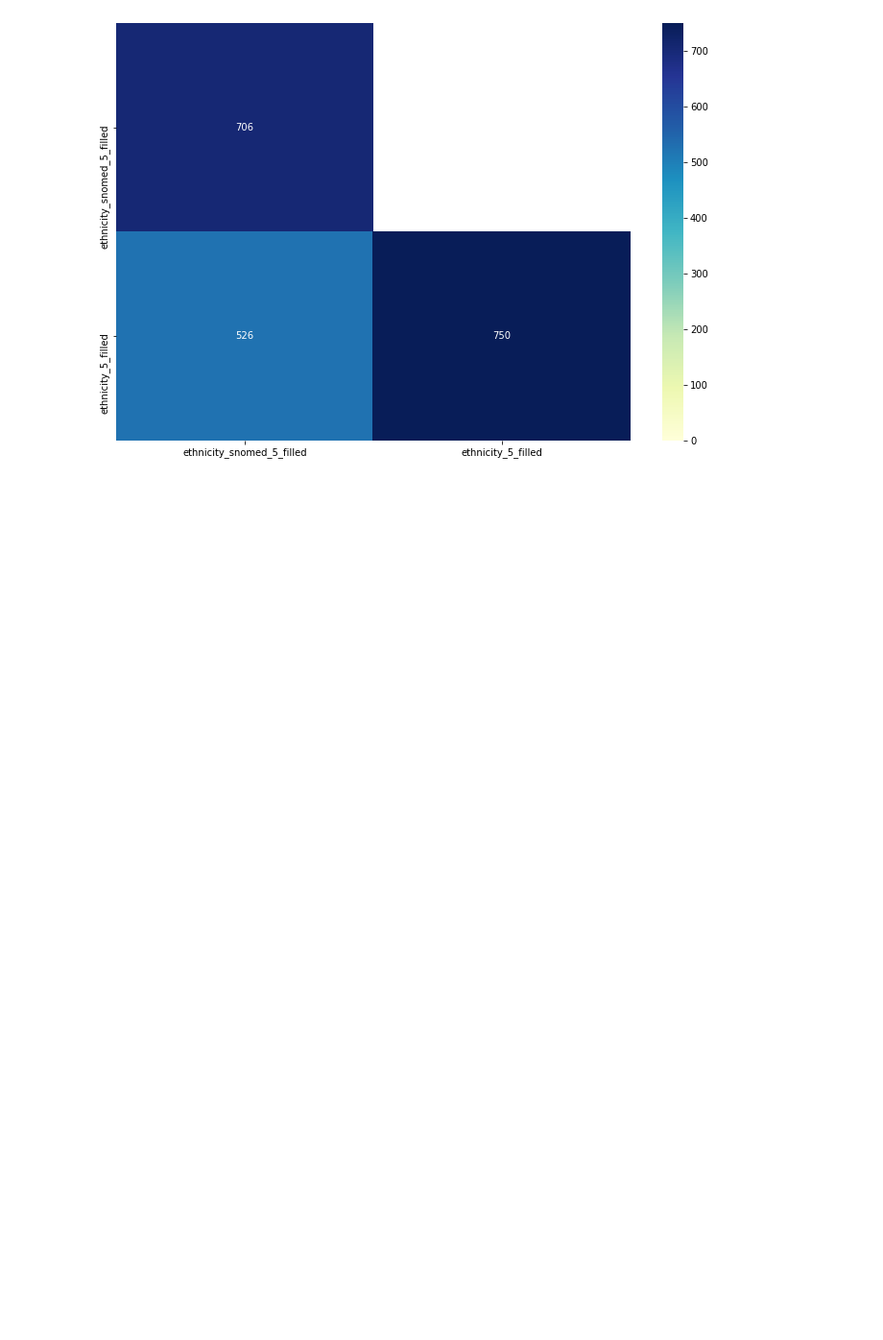
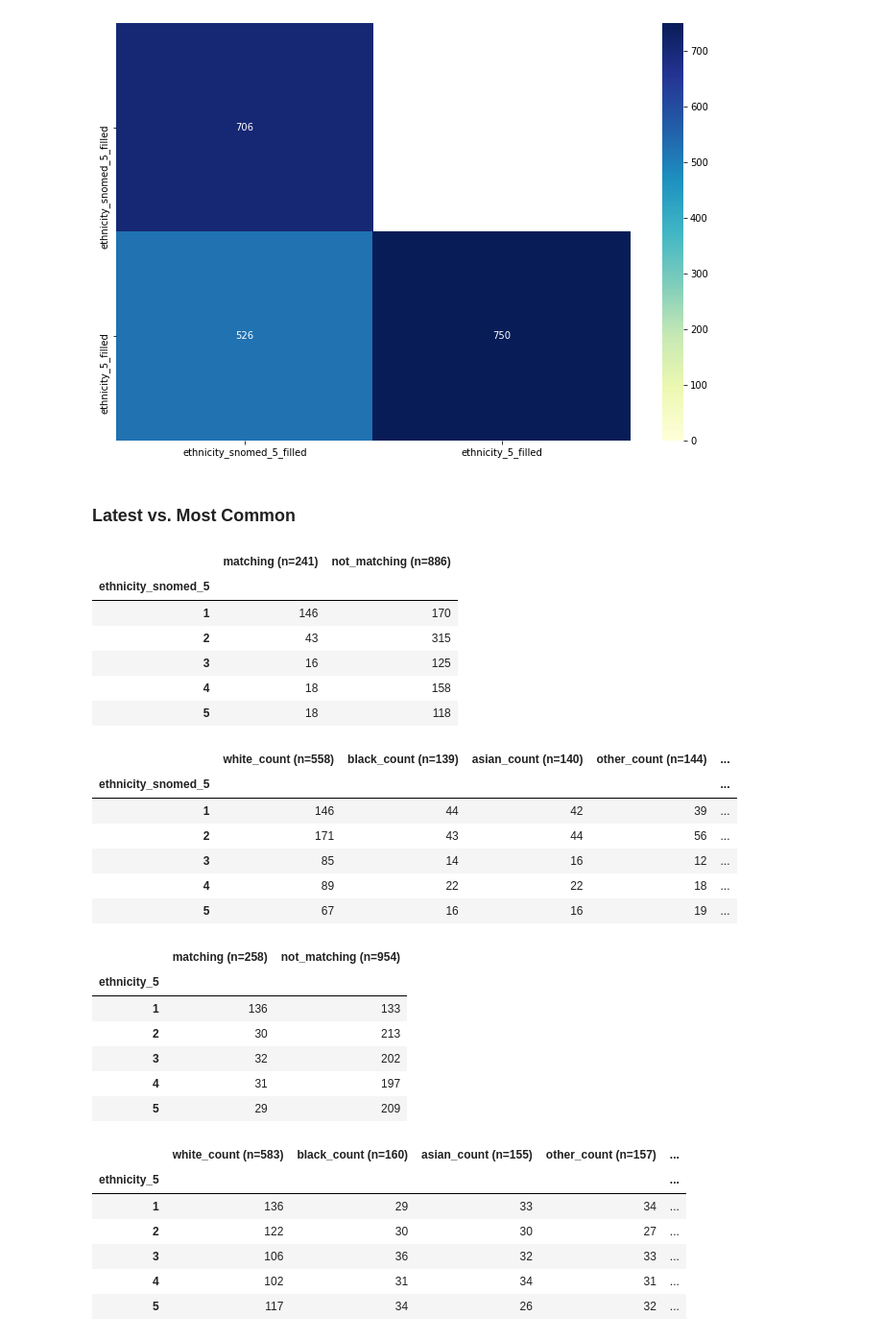
Before and after one commit to opensafely/ethnicity-short-data-report, a Jupyter notebook: notebooks_jupyter/report_ethnicity_rp.ipynb, the cells around one changed output. Shown at 96% size. Saved outputs shown, nothing was run; the diff lists cells and outputs as text; code cells hidden in the pictures; blank space fills up the shorter version.

```diff
--- a/notebooks_jupyter/report_ethnicity_rp.ipynb
+++ b/notebooks_jupyter/report_ethnicity_rp.ipynb
@@ -99,3 +122,36 @@ patient_counts(df_clean, definitions, demographic_covariates, clinical_covariate
 display_heatmap(df_clean, definitions)
 # %% [output]
 [figure]
+# %% [markdown]
+### Latest vs. Most Common
+# %%
+latest_common_comparison(df_clean, definitions, other_vars)
+# %% [output]
+|  | matching (n=241) | not_matching (n=886) |
+| ethnicity_snomed_5 |  |  |
+| 1 | 146 | 170 |
+| 2 | 43 | 315 |
+| 3 | 16 | 125 |
+| 4 | 18 | 158 |
+| 5 | 18 | 118 |
+|  | white_count (n=558) | black_count (n=139) | asian_count (n=140) | other_count (n=144) | ... |
+| ethnicity_snomed_5 |  |  |  |  | ... |
+| 1 | 146 | 44 | 42 | 39 | ... |
+| 2 | 171 | 43 | 44 | 56 | ... |
+| 3 | 85 | 14 | 16 | 12 | ... |
+| 4 | 89 | 22 | 22 | 18 | ... |
+| 5 | 67 | 16 | 16 | 19 | ... |
+|  | matching (n=258) | not_matching (n=954) |
+| ethnicity_5 |  |  |
+| 1 | 136 | 133 |
+| 2 | 30 | 213 |
+| 3 | 32 | 202 |
+| 4 | 31 | 197 |
+| 5 | 29 | 209 |
+|  | white_count (n=583) | black_count (n=160) | asian_count (n=155) | other_count (n=157) | ... |
+| ethnicity_5 |  |  |  |  | ... |
+| 1 | 136 | 29 | 33 | 34 | ... |
+| 2 | 122 | 30 | 30 | 27 | ... |
+| 3 | 106 | 36 | 32 | 33 | ... |
+| 4 | 102 | 31 | 34 | 31 | ... |
+| 5 | 117 | 34 | 26 | 32 | ... |
```
Also changed, not shown: parts of 8 cells of this notebook, 1 other file.
